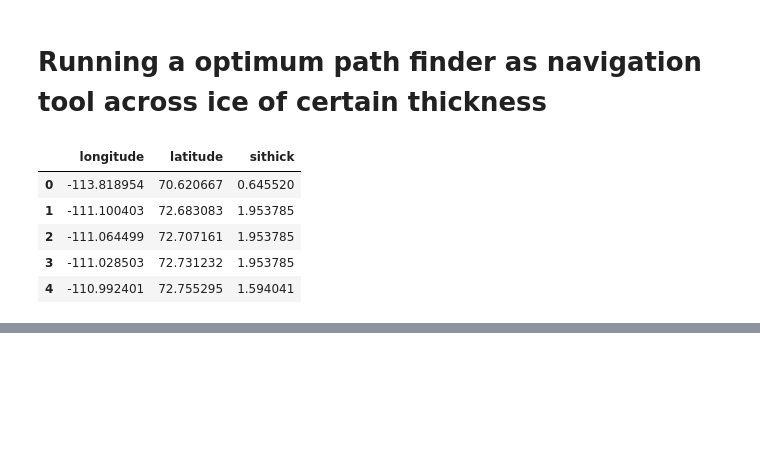
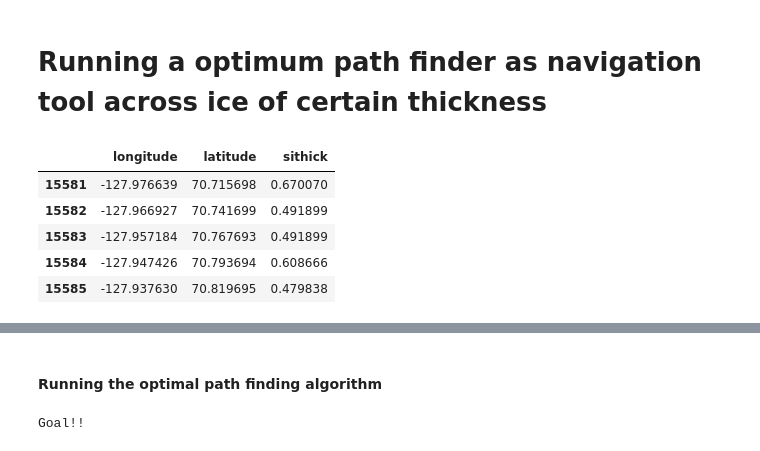
Before and after one commit to Schindst/INeedSPACE, a Jupyter notebook: poc_navigation.ipynb, the cells around one changed output, grey strips where cells are left out. Saved outputs shown, nothing was run; the diff lists cells and outputs as text; code cells hidden in the pictures; blank space fills up the shorter version.

```diff
--- a/poc_navigation.ipynb
+++ b/poc_navigation.ipynb
@@ -23,14 +25,14 @@ single_day = single_data_df(data)
 # %%
 single_day = clean_ice_thickness_df(single_day)
 # %%
-single_day.head()
+single_day.sort_values('longitude').head()
 # %% [output]
 |  | longitude | latitude | sithick |
-| 0 | -113.818954 | 70.620667 | 0.645520 |
-| 1 | -111.100403 | 72.683083 | 1.953785 |
-| 2 | -111.064499 | 72.707161 | 1.953785 |
-| 3 | -111.028503 | 72.731232 | 1.953785 |
-| 4 | -110.992401 | 72.755295 | 1.594041 |
+| 15581 | -127.976639 | 70.715698 | 0.670070 |
+| 15582 | -127.966927 | 70.741699 | 0.491899 |
+| 15583 | -127.957184 | 70.767693 | 0.491899 |
+| 15584 | -127.947426 | 70.793694 | 0.608666 |
+| 15585 | -127.937630 | 70.819695 | 0.479838 |
 # %%
 plotmap = plot_heatmap(single_day,
         axis_min_lat = single_day.latitude.mean(),
@@ -41,3 +43,18 @@ plotmap = plot_heatmap(single_day,
 display(plotmap)
 # %% [output]
 [interactive output not drawn]
+# %% [markdown]
+#### Running the optimal path finding algorithm
+# %%
+
+rescaling_factor: int = 1
+
+gx, gy, sx, sy, ox, oy = process_data(single_day, rescaling_factor, safety_threshold=2)
+
+grid_size = 0.1  # potential grid size [m]
+robot_radius = 0.1  # robot radius [m]
+
+# path generation
+rx, ry = potential_field_planning(sx, sy, gx, gy, ox, oy, grid_size, robot_radius)
+# %% [output]
+Goal!!
```
Also changed, not shown: parts of 4 cells of this notebook.
